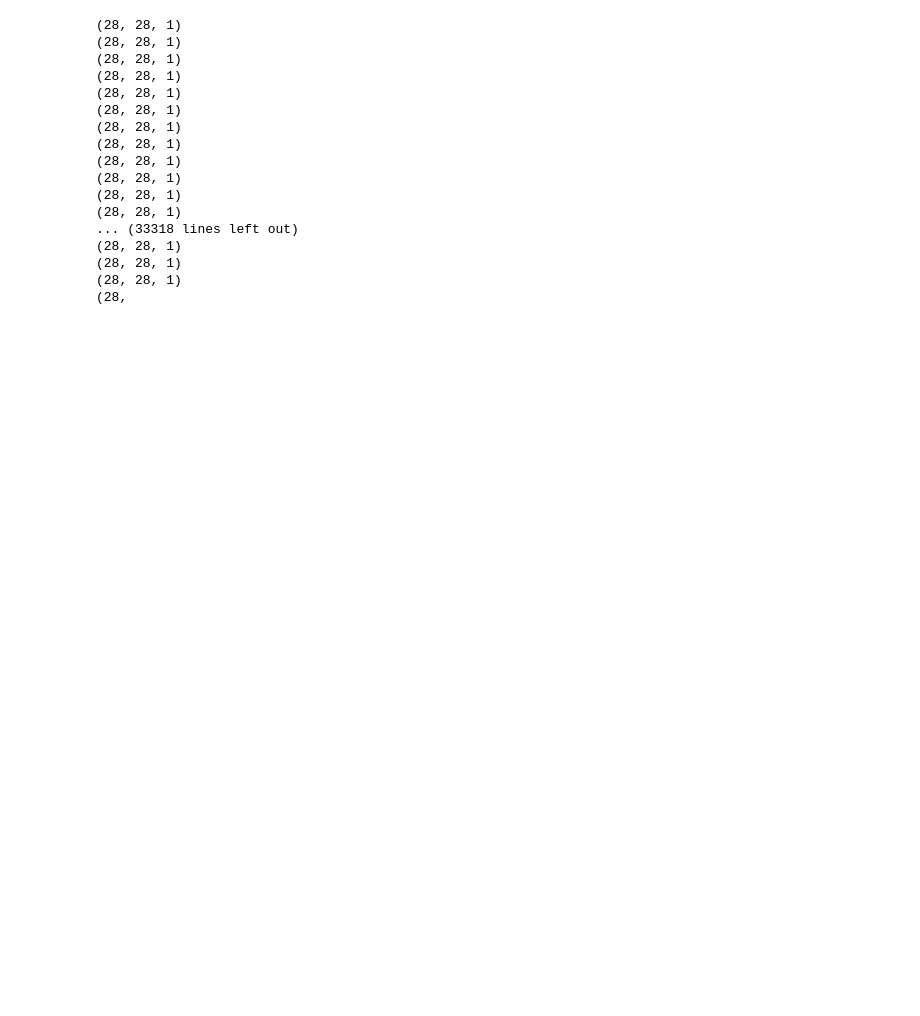
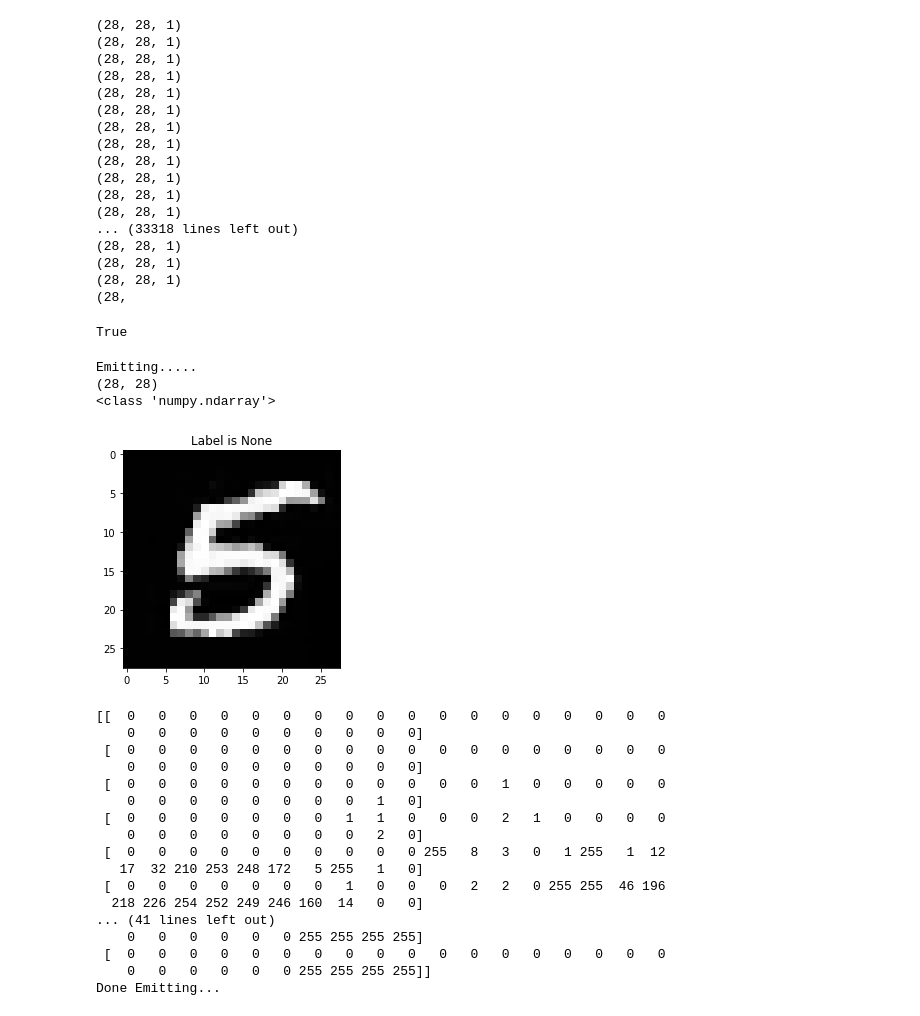
Before and after one commit to rohit-mehra/eye_of_sauron, a Jupyter notebook: prepare-sample-videos-from-mnist.ipynb, the cells around one changed output. Cells and saved outputs as stored; diff of their text form; code cells hidden in the pictures; blank space fills up the shorter version.

```diff
--- a/prepare-sample-videos-from-mnist.ipynb
+++ b/prepare-sample-videos-from-mnist.ipynb
@@ -118,3 +119,70 @@ from IPython.display import HTML
+# %%
+video_path = "data/cam1/videos/cam1_{}_fps.mp4".format(FPS)
+# %%
+os.path.isfile(video_path)
+# %% [output]
+True
+# %%
+import cv2
+import time
+
+def video_emitter(video):
+    # Open the video
+    video = cv2.VideoCapture(video)
+    print('Emitting.....')
+    i = 0
+    # read the file
+    while (video.isOpened):
+        # read the image in each frame
+        success, image = video.read()
+        gray = cv2.cvtColor(image, cv2.COLOR_BGR2GRAY)
+        print(gray.shape)
+        print(type(image))
+        show_num(gray)
+        print(gray-1)
+        break
+
+        # check if the file has read to the end
+        if not success:
+            print("BREAK AT FRAME: {}".format(i))
+            break
+        # convert the image png
+#        ret, jpeg = cv2.imencode('.png', image)
+#         print(jpeg.shape)
+        # Convert the image to bytes, create json message and send to kafka
+#         message = {"timestamp":time.time(), "frame":np_to_json()}
+#         producer.send(topic, jpeg.tobytes())
+        # To reduce CPU usage create sleep time of 0.1sec
+        time.sleep(0.3)
+        i += 1
+
+    # clear the capture
+    video.release()
+    print('Done Emitting...')
+# %%
+video_emitter(video_path)
+# %% [output]
+Emitting.....
+(28, 28)
+<class 'numpy.ndarray'>
+[figure, added]
+[[  0   0   0   0   0   0   0   0   0   0   0   0   0   0   0   0   0   0
+    0   0   0   0   0   0   0   0   0   0]
+ [  0   0   0   0   0   0   0   0   0   0   0   0   0   0   0   0   0   0
+    0   0   0   0   0   0   0   0   0   0]
+ [  0   0   0   0   0   0   0   0   0   0   0   0   1   0   0   0   0   0
+    0   0   0   0   0   0   0   0   1   0]
+ [  0   0   0   0   0   0   0   1   1   0   0   0   2   1   0   0   0   0
+    0   0   0   0   0   0   0   0   2   0]
+ [  0   0   0   0   0   0   0   0   0   0 255   8   3   0   1 255   1  12
+   17  32 210 253 248 172   5 255   1   0]
+ [  0   0   0   0   0   0   0   1   0   0   0   2   2   0 255 255  46 196
+  218 226 254 252 249 246 160  14   0   0]
+... (41 lines left out)
+    0   0   0   0   0   0 255 255 255 255]
+ [  0   0   0   0   0   0   0   0   0   0   0   0   0   0   0   0   0   0
+    0   0   0   0   0   0 255 255 255 255]]
+Done Emitting...
 # %%
 %%HTML
 <video width="280" height="280" controls>
```
Also changed, not shown: parts of 7 cells of this notebook, 9 other files.
